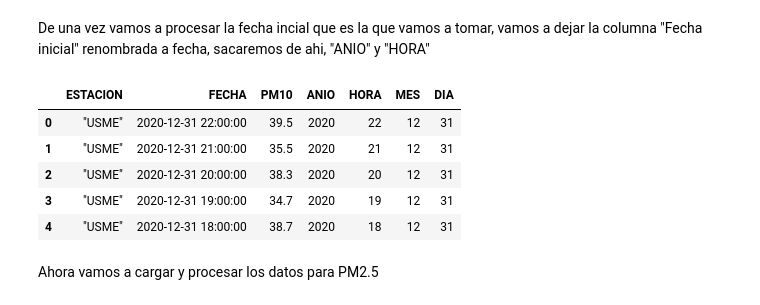
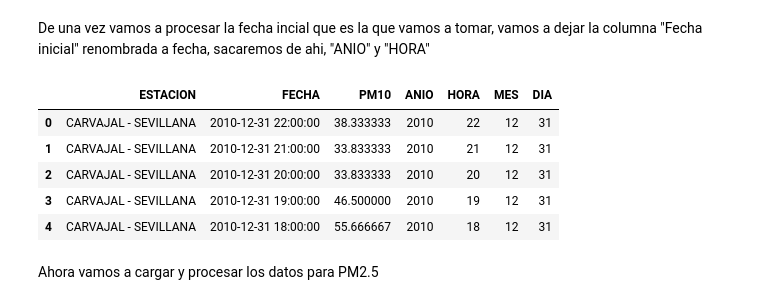
Before and after one commit to YairAndrade1/Proyecto2_BI, a Jupyter notebook: pm.ipynb, the cells around one changed output. Drawn from its saved outputs; the diff is of its cells as text; code cells hidden in the pictures.

```diff
--- a/pm.ipynb
+++ b/pm.ipynb
@@ -32,27 +78,30 @@ De una vez vamos a procesar la fecha incial que es la que vamos a tomar, vamos a
 # %%
-# procesar la columna de fecha y hora
-df_10['Fecha inicial'] = pd.to_datetime(df_10['Fecha inicial'], format='%m/%d/%Y %H:%M')
-df_10.rename(columns={'Fecha inicial': 'FECHA'}, inplace=True)
-df_10['ANIO'] = df_10['FECHA'].dt.year
-df_10['HORA'] = df_10['FECHA'].dt.hour
-df_10['MES'] = df_10['FECHA'].dt.month
-df_10['DIA'] = df_10['FECHA'].dt.day
-df_10.head()
+# procesar la columna de fecha y hora, para los datos de 2010 a 2019 el formato es %Y-%m-%d %H:%M, para los datos de 2020 a 2023 el formato es %m/%d/%Y %H:%M
+
+df_10_2020['Fecha inicial'] = pd.to_datetime(df_10_2020['Fecha inicial'], format='%m/%d/%Y %H:%M')
+df_10_2020.rename(columns={'Fecha inicial': 'FECHA'}, inplace=True)
+df_10_2020['ANIO'] = df_10_2020['FECHA'].dt.year
+df_10_2020['HORA'] = df_10_2020['FECHA'].dt.hour
+df_10_2020['MES'] = df_10_2020['FECHA'].dt.month
+df_10_2020['DIA'] = df_10_2020['FECHA'].dt.day
+df_10_2020.head()
 
 # Renombrar columna a uppercase
-df_10.rename(columns={'Estacion': 'ESTACION'}, inplace=True)
+df_10_2020.rename(columns={'Estacion': 'ESTACION'}, inplace=True)
 
 # Borrar columna fecha final
-df_10.drop(columns=['Fecha final'], inplace=True)
+df_10_2020.drop(columns=['Fecha final'], inplace=True)
-# %%
-df_10.head()
-# %% [output]
-|  | ESTACION | FECHA | PM10 | ANIO | HORA | MES | DIA |
-| 0 | "USME" | 2020-12-31 22:00:00 | 39.5 | 2020 | 22 | 12 | 31 |
-| 1 | "USME" | 2020-12-31 21:00:00 | 35.5 | 2020 | 21 | 12 | 31 |
-| 2 | "USME" | 2020-12-31 20:00:00 | 38.3 | 2020 | 20 | 12 | 31 |
-| 3 | "USME" | 2020-12-31 19:00:00 | 34.7 | 2020 | 19 | 12 | 31 |
-| 4 | "USME" | 2020-12-31 18:00:00 | 38.7 | 2020 | 18 | 12 | 31 |
+# %%
+# Ahora vamos a unir ambos dataframes en uno solo
+df_10 = pd.concat([df_10_2010, df_10_2020], ignore_index=True)
+df_10.head()
+# %% [output]
+|  | ESTACION | FECHA | PM10 | ANIO | HORA | MES | DIA |
+| 0 | CARVAJAL - SEVILLANA | 2010-12-31 22:00:00 | 38.333333 | 2010 | 22 | 12 | 31 |
+| 1 | CARVAJAL - SEVILLANA | 2010-12-31 21:00:00 | 33.833333 | 2010 | 21 | 12 | 31 |
+| 2 | CARVAJAL - SEVILLANA | 2010-12-31 20:00:00 | 33.833333 | 2010 | 20 | 12 | 31 |
+| 3 | CARVAJAL - SEVILLANA | 2010-12-31 19:00:00 | 46.500000 | 2010 | 19 | 12 | 31 |
+| 4 | CARVAJAL - SEVILLANA | 2010-12-31 18:00:00 | 55.666667 | 2010 | 18 | 12 | 31 |
 # %% [markdown]
 Ahora vamos a cargar y procesar los datos para PM2.5
 # %%
```
Also changed, not shown: parts of 12 cells of this notebook, 18 other files.
